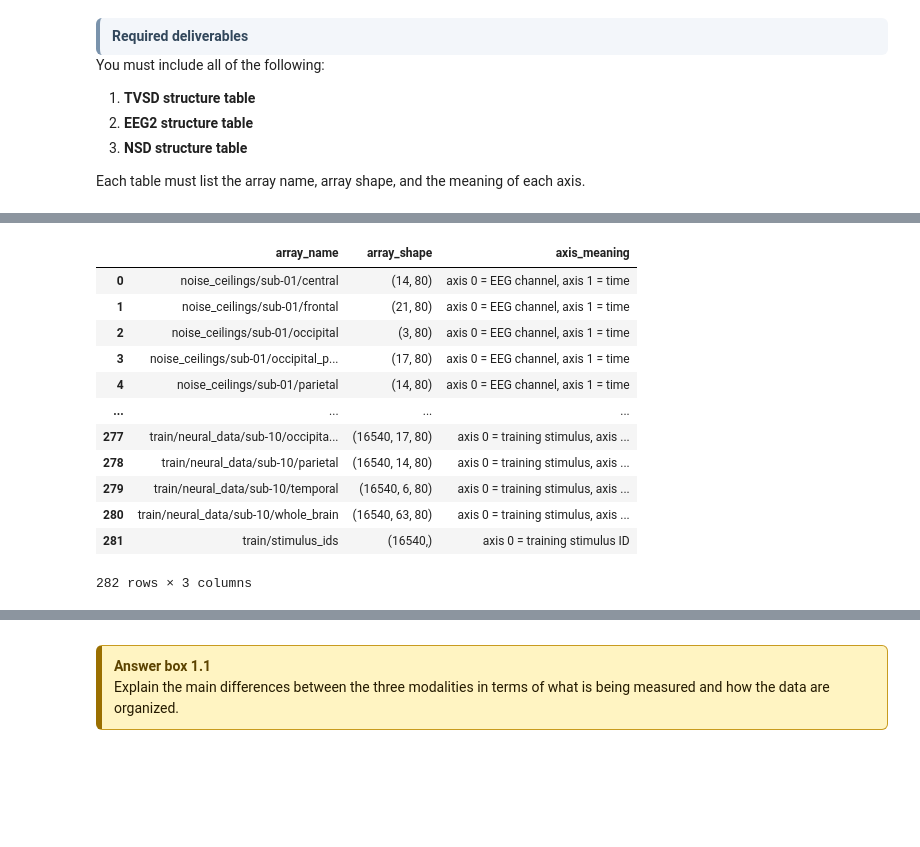
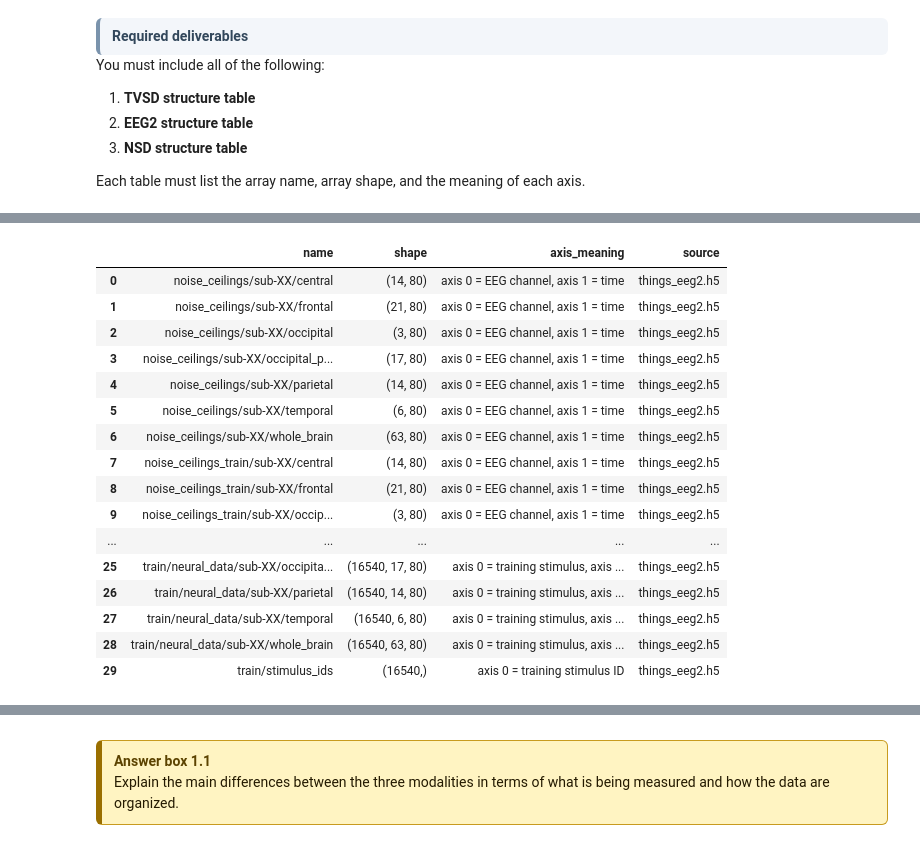
Before and after one commit to Shakikii/Brain-like_Project, a Jupyter notebook: nx414_project_2026.ipynb, the cells around one changed output, grey strips where cells are left out. Saved outputs shown, nothing was run; the diff lists cells and outputs as text; code cells hidden in the pictures; blank space fills up the shorter version.

Commit message:
part 0, part 1.2, and review part 1.1

```diff
--- a/nx414_project_2026.ipynb
+++ b/nx414_project_2026.ipynb
@@ -427,21 +732,6 @@ NSD: ['noise_ceiling_full', 'noise_ceilings', 'roi_labels', 'roi_labels_nc', 'te
 # %%
-# functions
-def show_keys(h5obj, prefix=""):
-    grp = h5obj[prefix] if prefix else h5obj
-    for k in grp.keys():
-        full = f"{prefix}/{k}" if prefix else k
-        print(full)
-
-def h5_leaf_datasets(h5file):
-    rows = []
-    def walk(name, obj):
-        if isinstance(obj, h5py.Dataset):
-            rows.append({
-                "array_name": name,
-                "array_shape": tuple(obj.shape),
-            })
-    h5file.visititems(walk)
-    return pd.DataFrame(rows).sort_values("array_name").reset_index(drop=True)
+# UTILITY FUNCTIONS
+# Inspect the datasets
 
 def tvsd_axis_meaning(name):
     if name == "train/stimulus_ids":
@@ -456,6 +746,7 @@ def tvsd_axis_meaning(name):
         return "axis 0 = neural unit"
     return ""
 
+# doute sur le meaning de eeg2
 def eeg2_axis_meaning(name):
     if name == "train/stimulus_ids": #stimulus_ids
         return "axis 0 = training stimulus ID"
@@ -496,17 +787,5 @@ def nsd_axis_meaning(name):
     if name.startswith("noise_ceiling_full/"):
         return "axis 0 = volume x, axis 1 = volume y, axis 2 = volume z"
     return ""
-
-def collapse_subject_name(name):
-    parts = name.split("/")
-    out = []
-    for p in parts:
-        if p.startswith("sub-"):
-            out.append("sub-XX")
-        elif p.startswith("subj"):
-            out.append("subjXX")
-        else:
-            out.append(p)
-    return "/".join(out)
 # %%
 # TVSD
@@ -541,23 +821,33 @@ tvsd_table
 # %%
 # EEG
 #show_keys(eeg2_h5, "noise_ceilings/sub-01")
 #show_keys(eeg2_h5, "noise_ceilings_train/sub-01")
 #show_keys(eeg2_h5, "test/neural_data/sub-01")
 
 eeg2_table = h5_leaf_datasets(eeg2_h5)
-eeg2_table["axis_meaning"] = eeg2_table["array_name"].apply(eeg2_axis_meaning)
+eeg2_table["name"] = eeg2_table["name"].apply(collapse_subject)
+eeg2_table["axis_meaning"] = eeg2_table["name"].apply(eeg2_axis_meaning)
+eeg2_table = eeg2_table.drop_duplicates().sort_values("name").reset_index(drop=True)
+# add a source column
+eeg2_table["source"] = "things_eeg2.h5"
+
+eeg2_table = eeg2_table[["name", "shape", "axis_meaning", "source"]]
 eeg2_table
 # %% [output]
-|  | array_name | array_shape | axis_meaning |
-| 0 | noise_ceilings/sub-01/central | (14, 80) | axis 0 = EEG channel, axis 1 = time |
-| 1 | noise_ceilings/sub-01/frontal | (21, 80) | axis 0 = EEG channel, axis 1 = time |
-| 2 | noise_ceilings/sub-01/occipital | (3, 80) | axis 0 = EEG channel, axis 1 = time |
-| 3 | noise_ceilings/sub-01/occipital_p... | (17, 80) | axis 0 = EEG channel, axis 1 = time |
-| 4 | noise_ceilings/sub-01/parietal | (14, 80) | axis 0 = EEG channel, axis 1 = time |
-| ... | ... | ... | ... |
-| 277 | train/neural_data/sub-10/occipita... | (16540, 17, 80) | axis 0 = training stimulus, axis ... |
-| 278 | train/neural_data/sub-10/parietal | (16540, 14, 80) | axis 0 = training stimulus, axis ... |
-| 279 | train/neural_data/sub-10/temporal | (16540, 6, 80) | axis 0 = training stimulus, axis ... |
-| 280 | train/neural_data/sub-10/whole_brain | (16540, 63, 80) | axis 0 = training stimulus, axis ... |
-| 281 | train/stimulus_ids | (16540,) | axis 0 = training stimulus ID |
+|  | name | shape | axis_meaning | source |
+| 0 | noise_ceilings/sub-XX/central | (14, 80) | axis 0 = EEG channel, axis 1 = time | things_eeg2.h5 |
+| 1 | noise_ceilings/sub-XX/frontal | (21, 80) | axis 0 = EEG channel, axis 1 = time | things_eeg2.h5 |
+| 2 | noise_ceilings/sub-XX/occipital | (3, 80) | axis 0 = EEG channel, axis 1 = time | things_eeg2.h5 |
+| 3 | noise_ceilings/sub-XX/occipital_p... | (17, 80) | axis 0 = EEG channel, axis 1 = time | things_eeg2.h5 |
+| 4 | noise_ceilings/sub-XX/parietal | (14, 80) | axis 0 = EEG channel, axis 1 = time | things_eeg2.h5 |
+| 5 | noise_ceilings/sub-XX/temporal | (6, 80) | axis 0 = EEG channel, axis 1 = time | things_eeg2.h5 |
+| 6 | noise_ceilings/sub-XX/whole_brain | (63, 80) | axis 0 = EEG channel, axis 1 = time | things_eeg2.h5 |
+| 7 | noise_ceilings_train/sub-XX/central | (14, 80) | axis 0 = EEG channel, axis 1 = time | things_eeg2.h5 |
+| 8 | noise_ceilings_train/sub-XX/frontal | (21, 80) | axis 0 = EEG channel, axis 1 = time | things_eeg2.h5 |
+| 9 | noise_ceilings_train/sub-XX/occip... | (3, 80) | axis 0 = EEG channel, axis 1 = time | things_eeg2.h5 |
+| ... | ... | ... | ... | ... |
+| 25 | train/neural_data/sub-XX/occipita... | (16540, 17, 80) | axis 0 = training stimulus, axis ... | things_eeg2.h5 |
+| 26 | train/neural_data/sub-XX/parietal | (16540, 14, 80) | axis 0 = training stimulus, axis ... | things_eeg2.h5 |
+| 27 | train/neural_data/sub-XX/temporal | (16540, 6, 80) | axis 0 = training stimulus, axis ... | things_eeg2.h5 |
+| 28 | train/neural_data/sub-XX/whole_brain | (16540, 63, 80) | axis 0 = training stimulus, axis ... | things_eeg2.h5 |
+| 29 | train/stimulus_ids | (16540,) | axis 0 = training stimulus ID | things_eeg2.h5 |
-282 rows × 3 columns
```
Also changed, not shown: parts of 26 cells of this notebook.
